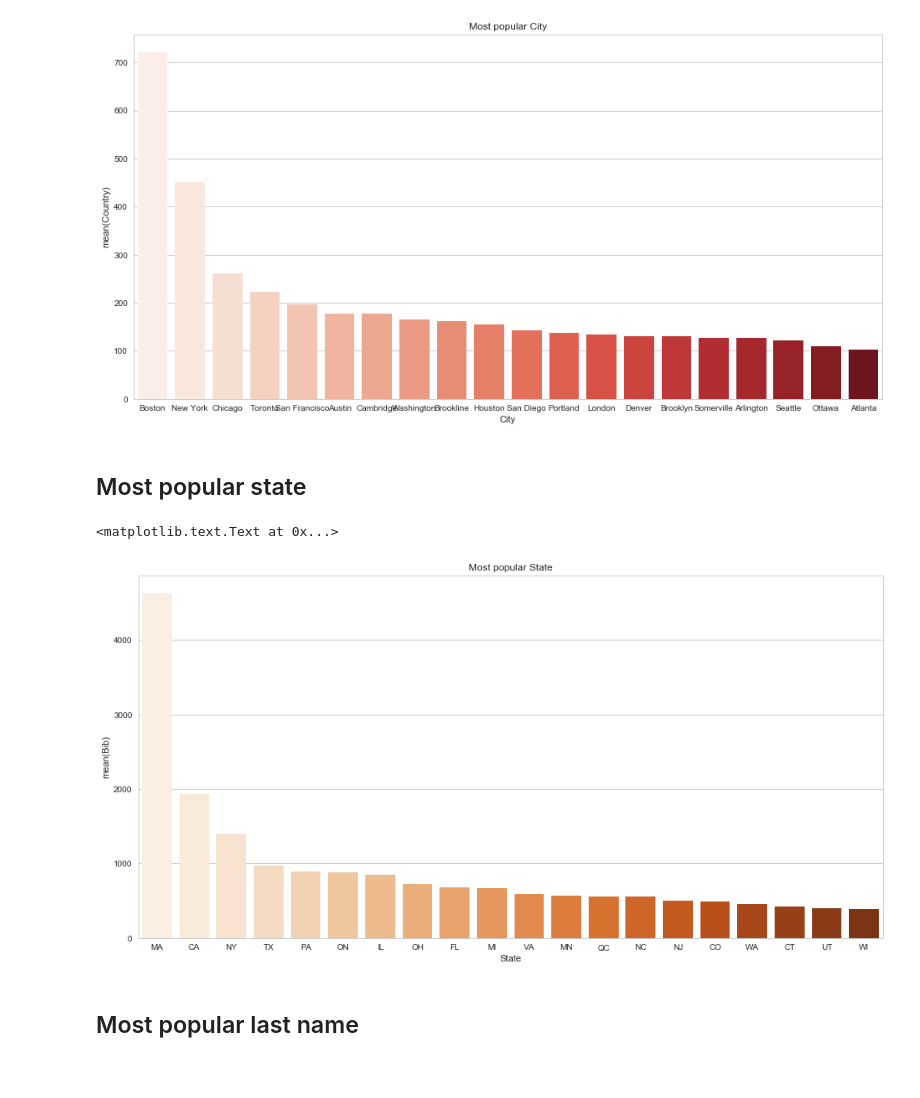
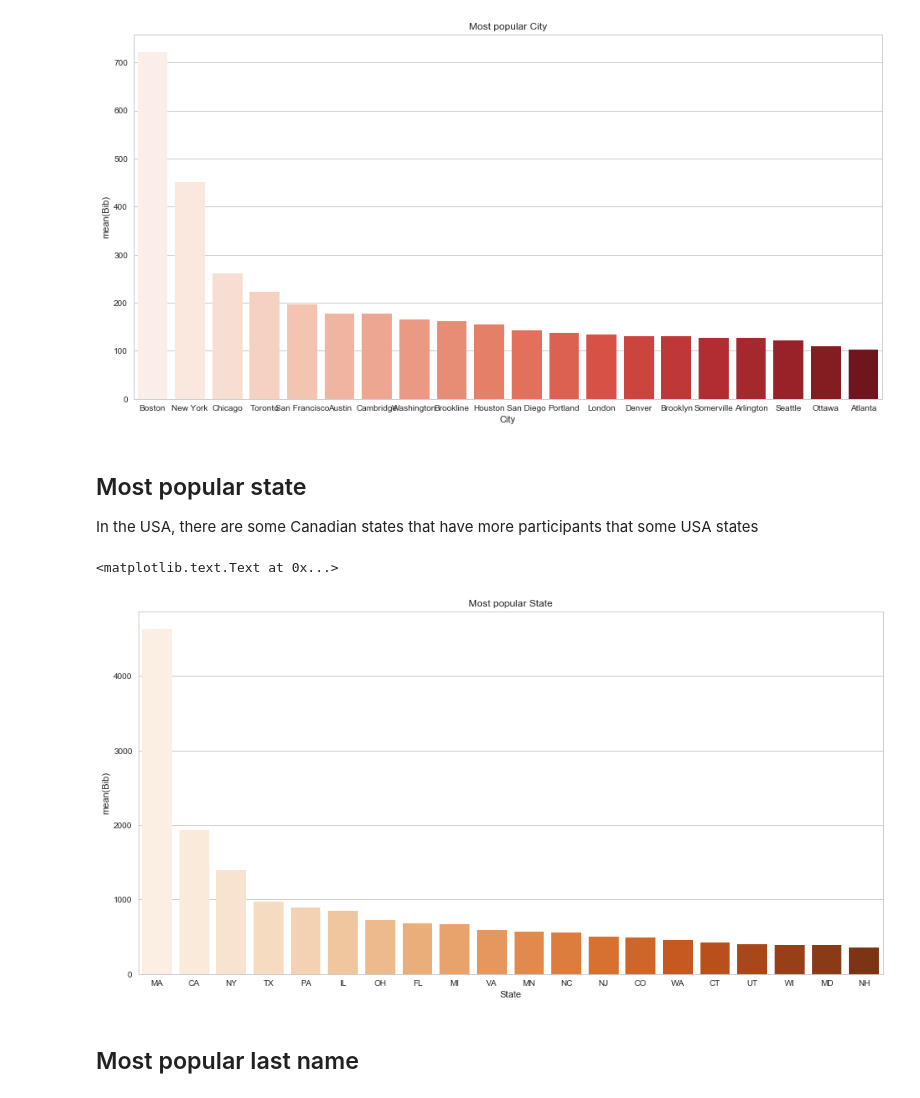
Before and after one commit to rojour/boston_results, a Jupyter notebook: Boston Marathon Results - analyze.ipynb, the cells around one changed output. Drawn from its saved outputs; the diff is of its cells as text; code cells hidden in the pictures.

Commit message:
nan value adjustmet

```diff
--- a/Boston Marathon Results - analyze.ipynb
+++ b/Boston Marathon Results - analyze.ipynb
@@ -34,5 +19,7 @@ import time
+# %%
+parser = lambda x: pd.to_datetime(x, format='%H:%M:%S', errors='coerce')
 # %%
-df = pd.read_csv('marathon_results_2016.csv')
+df = pd.read_csv('marathon_results_2016.csv', date_parser=parser, parse_dates=list(range(9,21)))
 # %%
 df.describe()
 # %% [output]
@@ -70,14 +55 @@ memory usage: 4.9+ MB
-# %%
-df['5K'] = pd.to_datetime(df['5K'], format='%H:%M:%S', errors='coerce')
-df['10K'] = pd.to_datetime(df['10K'], format='%H:%M:%S', errors='coerce')
-df['15K'] = pd.to_datetime(df['15K'], format='%H:%M:%S', errors='coerce')
-df['20K'] = pd.to_datetime(df['20K'], format='%H:%M:%S', errors='coerce')
-df['Half'] = pd.to_datetime(df['Half'], format='%H:%M:%S', errors='coerce')
-df['25K'] = pd.to_datetime(df['25K'], format='%H:%M:%S', errors='coerce')
-df['30K'] = pd.to_datetime(df['30K'], format='%H:%M:%S', errors='coerce')
-df['35K'] = pd.to_datetime(df['35K'], format='%H:%M:%S', errors='coerce')
-df['40K'] = pd.to_datetime(df['40K'], format='%H:%M:%S', errors='coerce')
-df['Pace'] = pd.to_datetime(df['Pace'], format='%H:%M:%S', errors='coerce')
-df['Proj Time'] = pd.to_datetime(df['Proj Time'], format='%H:%M:%S', errors='coerce')
-df['Official Time'] = pd.to_datetime(df['Official Time'], format='%H:%M:%S', errors='coerce')
 # %%
@@ -195,16 +158,17 @@ g.set_title("Most popular City")
 # %% [output]
 <matplotlib.text.Text at 0x...>
 [figure]
-# %% [markdown]
-## Most popular state
+# %% [markdown]
+## Most popular state
+In the USA, there are some Canadian states that have more participants that some USA states
 # %%
-s = df.groupby('State').count()['Bib'].sort_values(ascending=False).head(20)
+s = df[df['Country'] == 'USA'].groupby('State').count()['Bib'].sort_values(ascending=False).head(20)
 g = sns.barplot(s.index, s, palette="Oranges")
 g.figure.set_size_inches(16,8)
 g.set_title("Most popular State")
 # %% [output]
 <matplotlib.text.Text at 0x...>
-[figure, old version]
+[figure, new version]
 # %% [markdown]
 ## Most popular last name
 # %%
```
Also changed, not shown: parts of 19 cells of this notebook.
